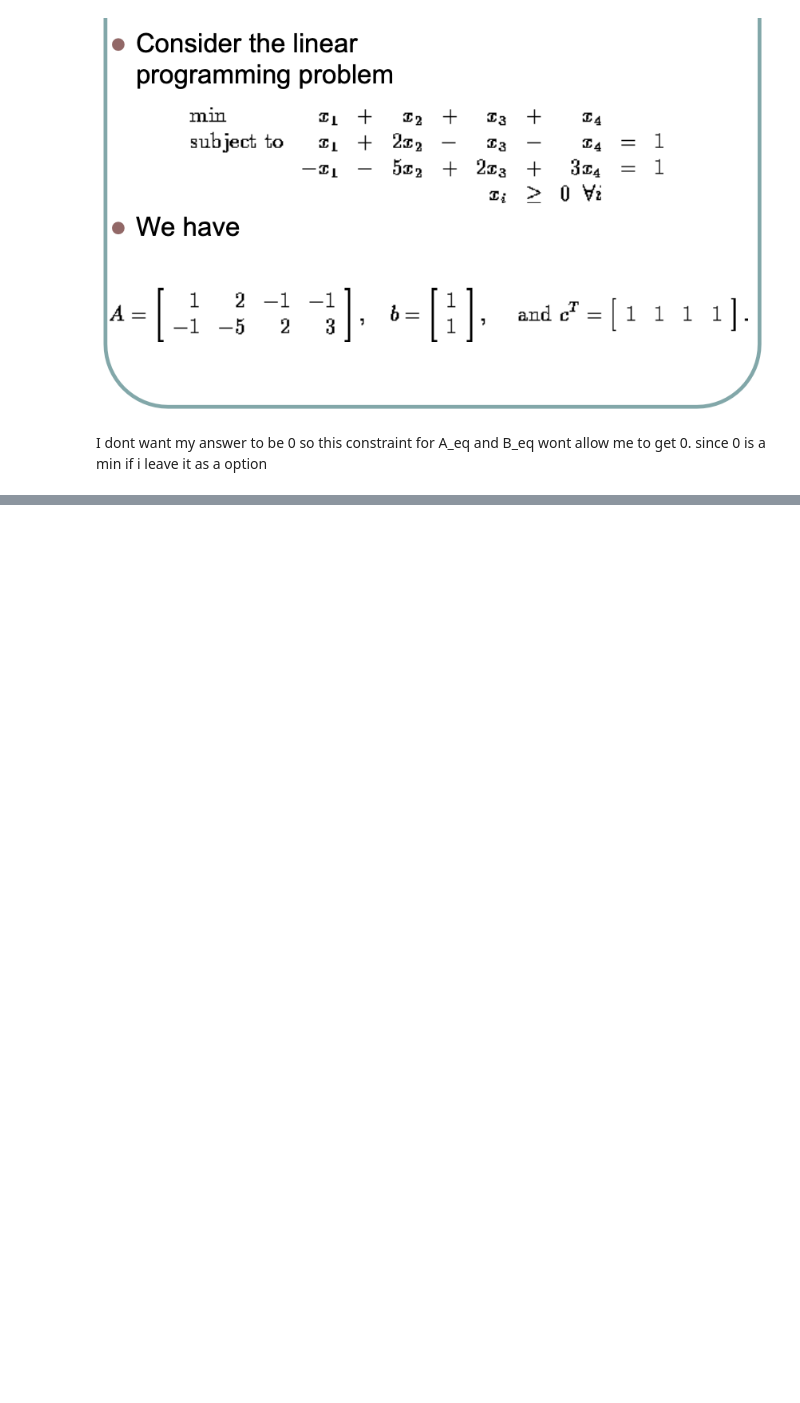
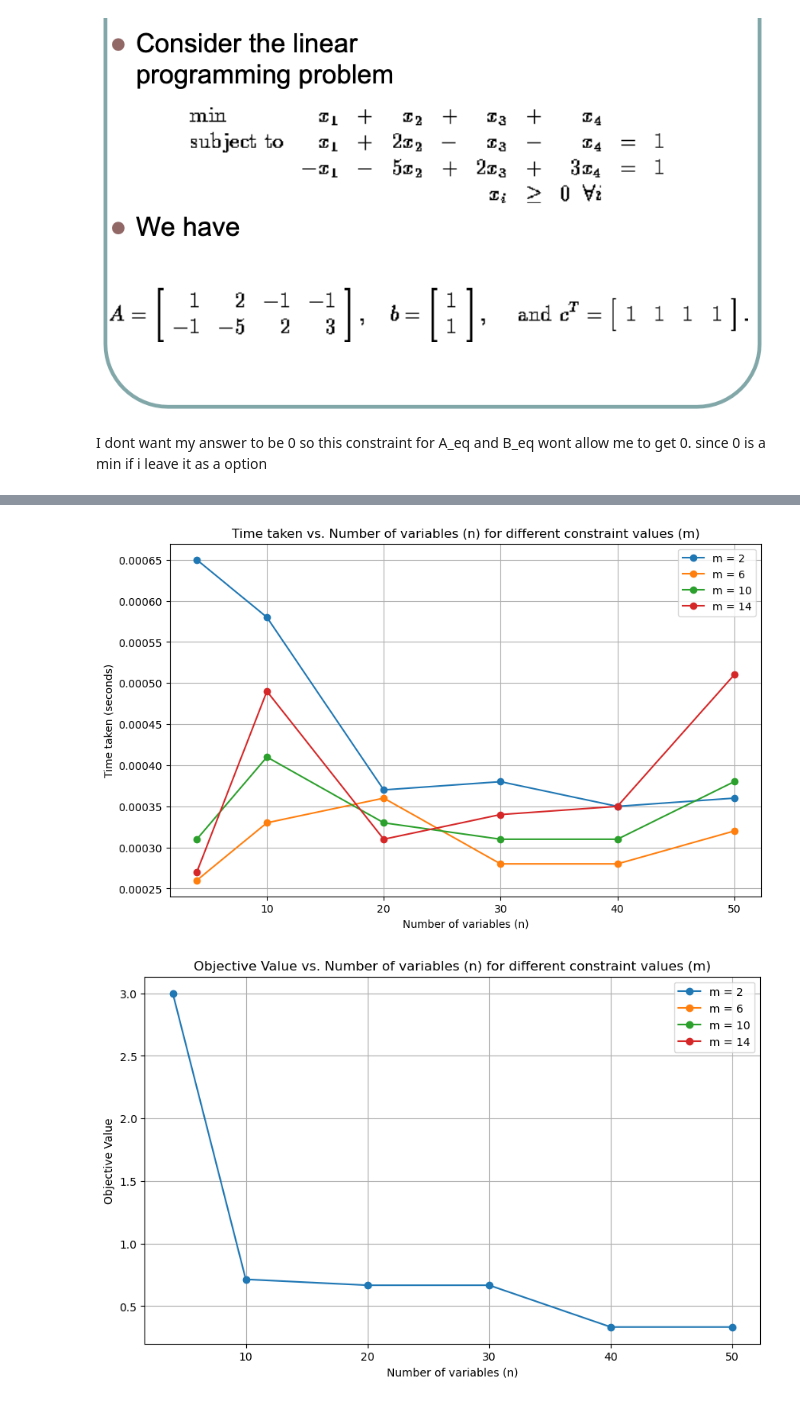
Before and after one commit to mencinas93/mini_project_Simplex_problem, a Jupyter notebook: Michael_Encinas_Mini_Project.ipynb, the cells around one changed output, grey strips where cells are left out. Cells and saved outputs as stored; diff of their text form; code cells hidden in the pictures; blank space fills up the shorter version.

```diff
--- a/Michael_Encinas_Mini_Project.ipynb
+++ b/Michael_Encinas_Mini_Project.ipynb
@@ -197,0 +260,33 @@ for res in results:
+# %%
+df_results = pd.DataFrame(results)
+
+
+plt.figure(figsize=(10, 6))
+
+for m_value in df_results['m'].unique():
+    subset = df_results[df_results['m'] == m_value]
+    plt.plot(subset['n'], subset['time'], label=f"m = {m_value}", marker='o')
+
+plt.title('Time taken vs. Number of variables (n) for different constraint values (m)')
+plt.xlabel('Number of variables (n)')
+plt.ylabel('Time taken (seconds)')
+plt.legend()
+plt.grid(True)
+plt.show()
+
+
+plt.figure(figsize=(10, 6))
+
+for m_value in df_results['m'].unique():
+    subset = df_results[df_results['m'] == m_value]
+    plt.plot(subset['n'], subset['objective_value'], label=f"m = {m_value}", marker='o')
+
+plt.title('Objective Value vs. Number of variables (n) for different constraint values (m)')
+plt.xlabel('Number of variables (n)')
+plt.ylabel('Objective Value')
+plt.legend()
+plt.grid(True)
+plt.show()
+# %% [output]
+[figure, added]
+[figure, added]
```
Also changed, not shown: parts of 3 cells of this notebook, 1 other file.
